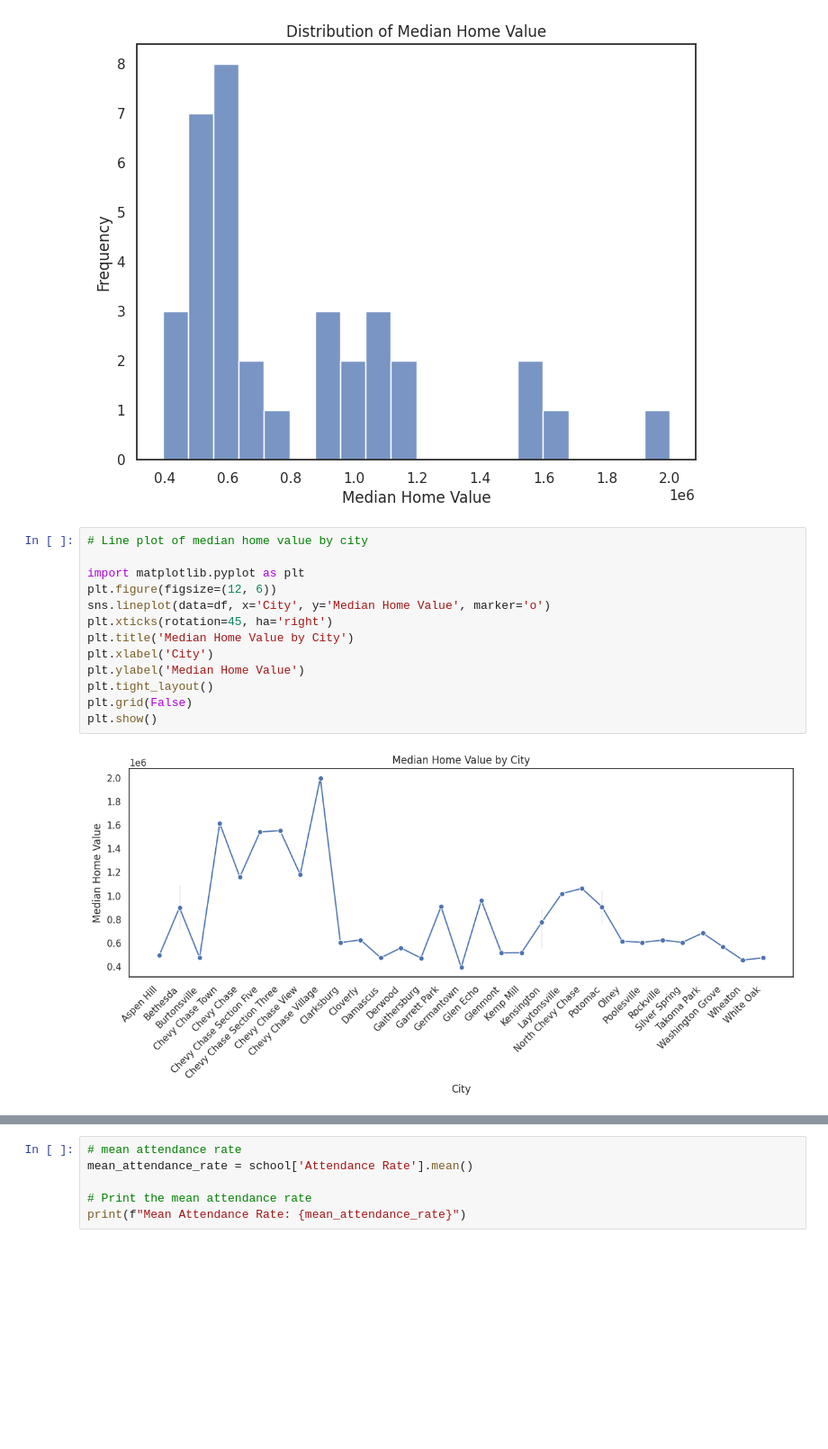
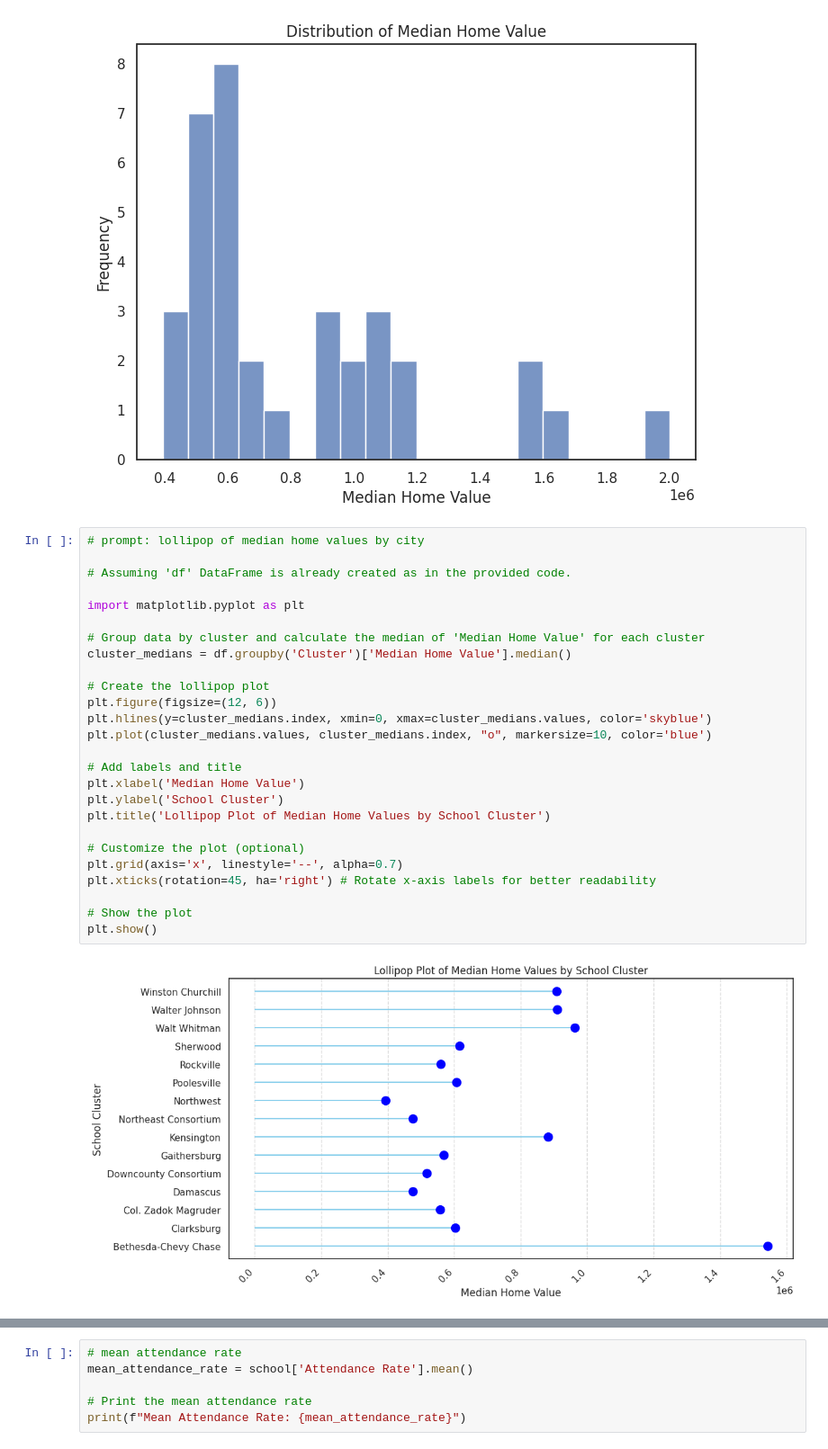
Before and after one commit to LilianeEff/Data205, a Jupyter notebook: CapstoneProject.ipynb, the cells around one changed output, grey strips where cells are left out. Shown at 90% size. Drawn from its saved outputs; the diff is of its cells as text; blank space fills up the shorter version.

```diff
--- a/CapstoneProject.ipynb
+++ b/CapstoneProject.ipynb
@@ -393,21 +421,34 @@ plt.ylabel('Frequency')
 plt.show()
 # %% [output]
 [figure]
-# %%
-# Line plot of median home value by city
-
-import matplotlib.pyplot as plt
-plt.figure(figsize=(12, 6))
-sns.lineplot(data=df, x='City', y='Median Home Value', marker='o')
-plt.xticks(rotation=45, ha='right')
-plt.title('Median Home Value by City')
-plt.xlabel('City')
-plt.ylabel('Median Home Value')
-plt.tight_layout()
-plt.grid(False)
-plt.show()
-# %% [output]
-[figure, removed]
+# %%
+# prompt: lollipop of median home values by city
+
+# Assuming 'df' DataFrame is already created as in the provided code.
+
+import matplotlib.pyplot as plt
+
+# Group data by cluster and calculate the median of 'Median Home Value' for each cluster
+cluster_medians = df.groupby('Cluster')['Median Home Value'].median()
+
+# Create the lollipop plot
+plt.figure(figsize=(12, 6))
+plt.hlines(y=cluster_medians.index, xmin=0, xmax=cluster_medians.values, color='skyblue')
+plt.plot(cluster_medians.values, cluster_medians.index, "o", markersize=10, color='blue')
+
+# Add labels and title
+plt.xlabel('Median Home Value')
+plt.ylabel('School Cluster')
+plt.title('Lollipop Plot of Median Home Values by School Cluster')
+
+# Customize the plot (optional)
+plt.grid(axis='x', linestyle='--', alpha=0.7)
+plt.xticks(rotation=45, ha='right') # Rotate x-axis labels for better readability
+
+# Show the plot
+plt.show()
+# %% [output]
+[figure, added]
 # %%
 # Median home value by cluster to better visualize the gaps between the neighborhoods' wealth.
 !pip install squarify
```
Also changed, not shown: parts of 29 cells of this notebook.
